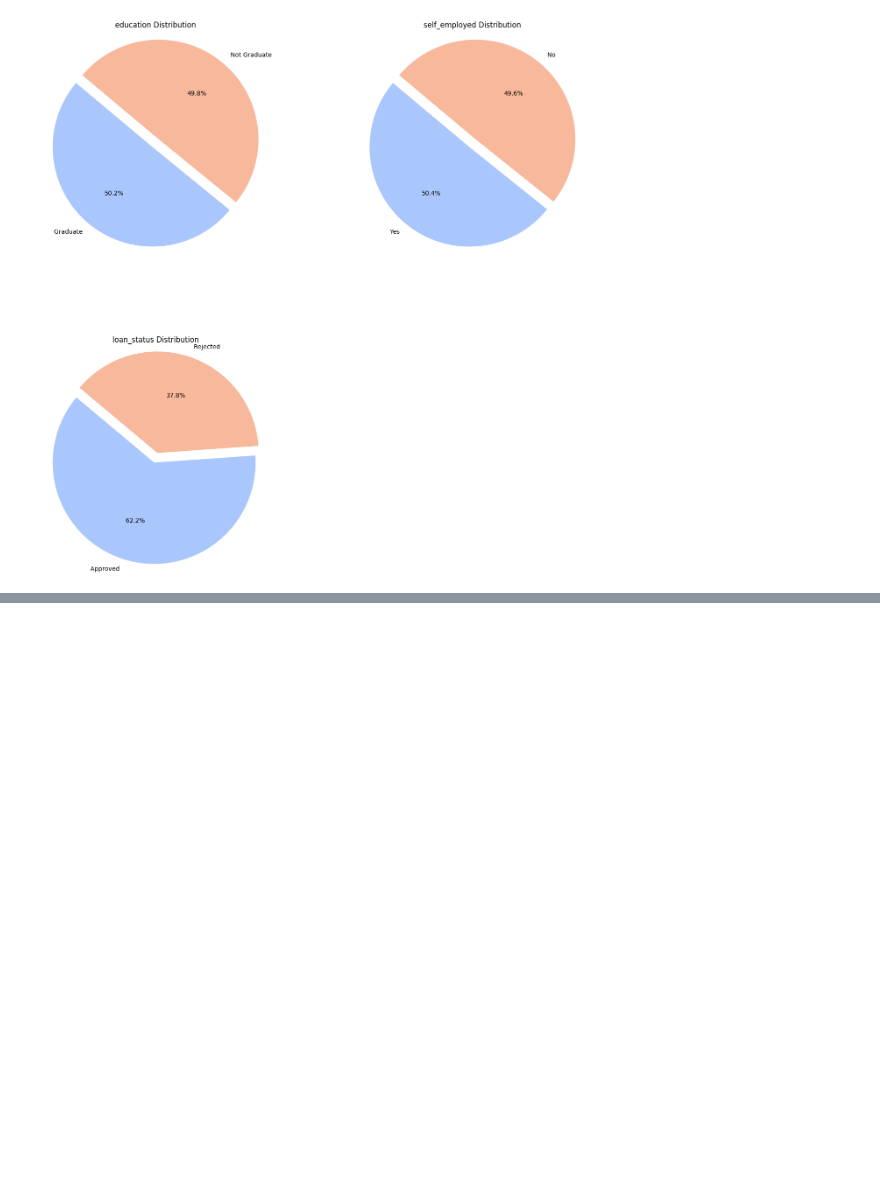
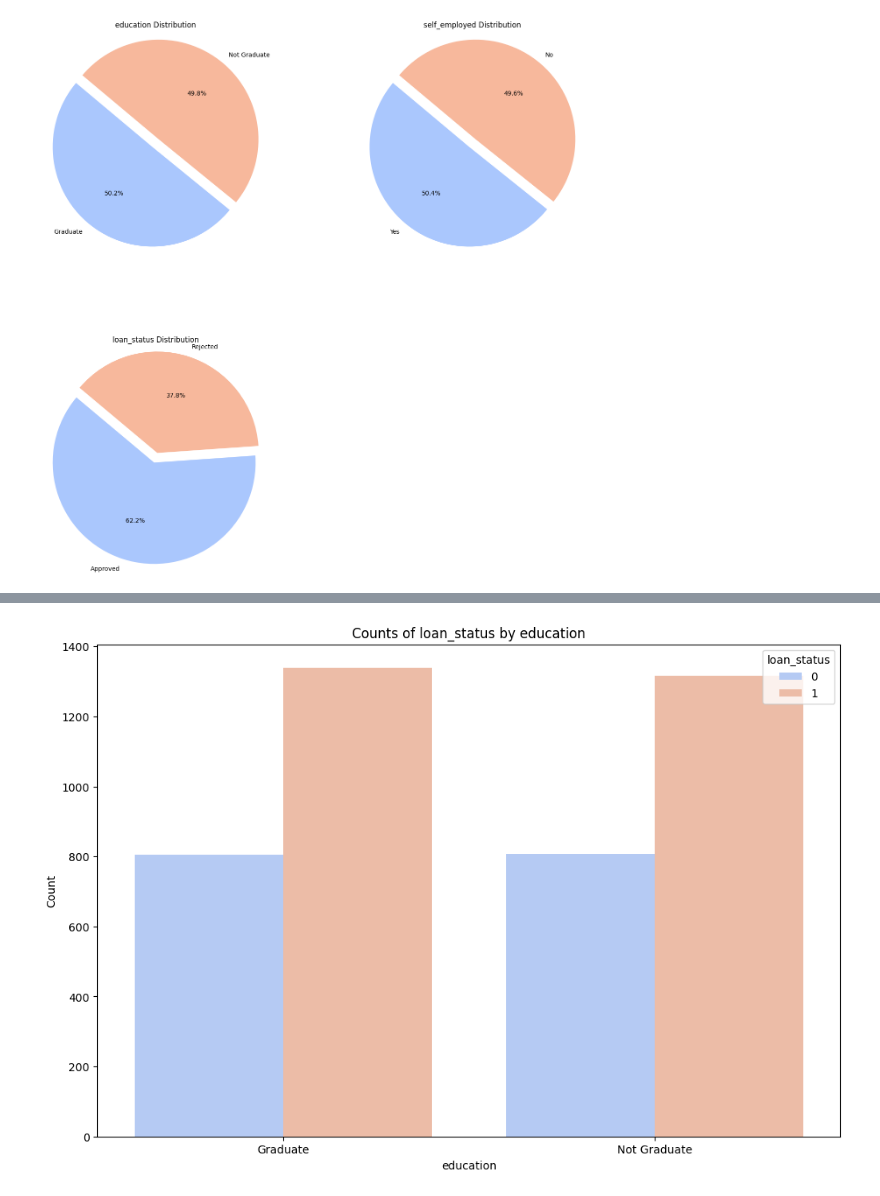
Before and after one commit to oguzhankir/ML_engineer_case, a Jupyter notebook: notebooks/data_analysis.ipynb, the cells around one changed output, grey strips where cells are left out. Saved outputs shown, nothing was run; the diff lists cells and outputs as text; code cells hidden in the pictures; blank space fills up the shorter version.

```diff
--- a/notebooks/data_analysis.ipynb
+++ b/notebooks/data_analysis.ipynb
@@ -36,0 +188,15 @@ plot_cat(df, df.select_dtypes("object").columns.tolist())
+# %%
+def plot_grouped(df, group_col, count_col):
+    plt.figure(figsize=(12, 8))
+    sns.countplot(data=df, x=group_col, hue=count_col, palette="coolwarm")
+    plt.title(f"Counts of {count_col} by {group_col}")
+    plt.xlabel(group_col)
+    plt.ylabel("Count")
+    plt.legend(title=count_col, loc="upper right")
+    plt.show()
+
+
+# Variables with low unique value do not give much information
+plot_grouped(df, "education", "loan_status")
+# %% [output]
+[figure, added]
```
Also changed, not shown: parts of 16 cells of this notebook, 20 other files.
